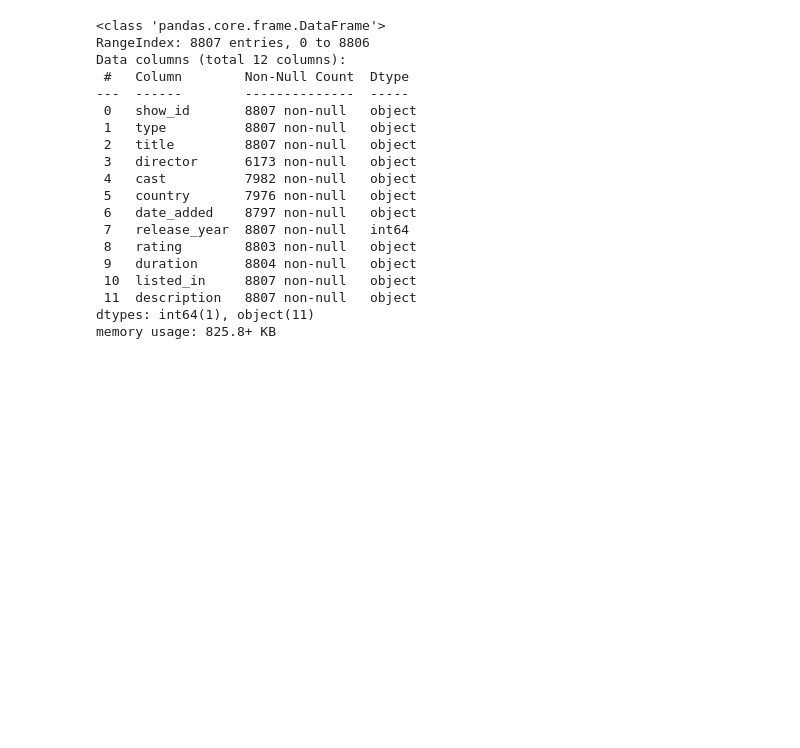
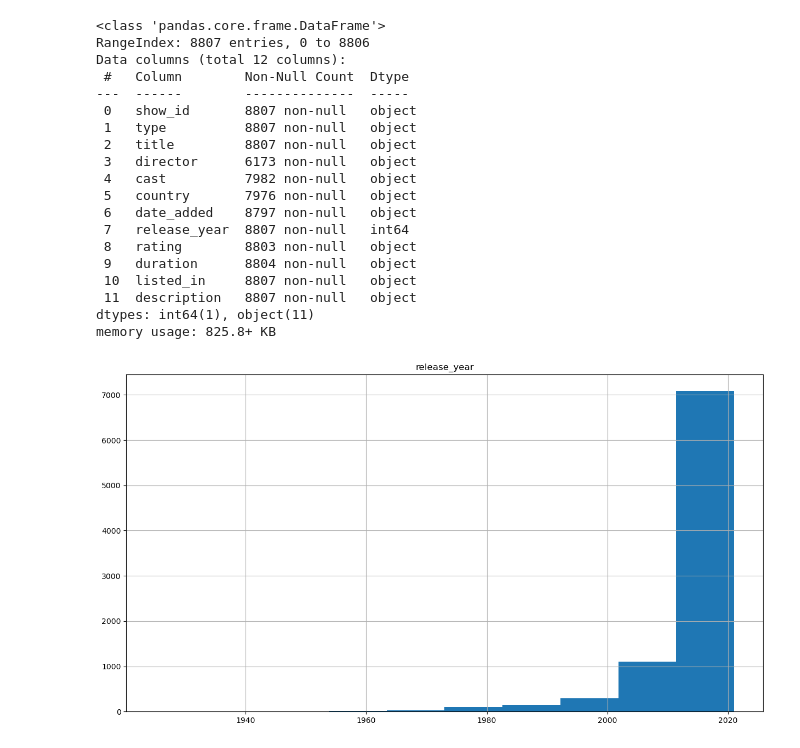
Before and after one commit to KeneanDita/R2DS, a Jupyter notebook: AI/EDE/Untitled.ipynb, the cells around one changed output. Cells and saved outputs as stored; diff of their text form; code cells hidden in the pictures; blank space fills up the shorter version.

```diff
--- a/AI/EDE/Untitled.ipynb
+++ b/AI/EDE/Untitled.ipynb
@@ -44,3 +44,7 @@ Data columns (total 12 columns):
  11  description   8807 non-null   object
 dtypes: int64(1), object(11)
 memory usage: 825.8+ KB
+# %%
+df.hist(figsize = (15,8));
+# %% [output]
+[figure, added]
```
